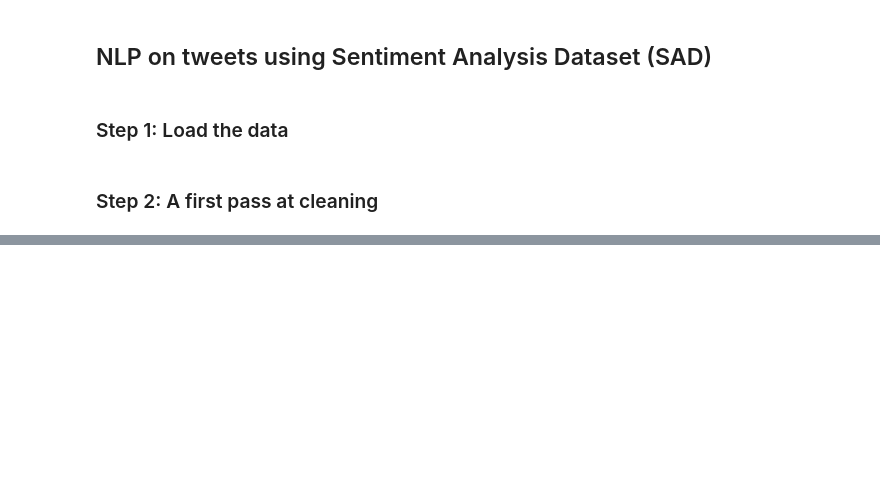
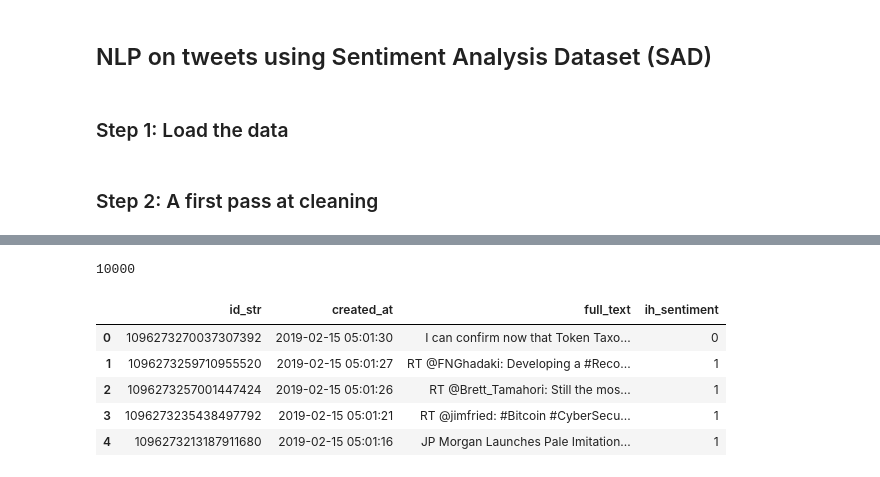
Before and after one commit to fund3/sentiment-dashboard, a Jupyter notebook: Analysis.ipynb, the cells around one changed output, grey strips where cells are left out. Cells and saved outputs as stored; diff of their text form; code cells hidden in the pictures; blank space fills up the shorter version.

```diff
--- a/Analysis.ipynb
+++ b/Analysis.ipynb
@@ -373,0 +375,7 @@ pipe.predict(example)
+# %%
+pipe = sklearn.pipeline.Pipeline([
+    ('tw_preprocessor', tw_preprocessor),
+    ('tfidf_vectorizer', tfidf_vectorizer),
+    ('estimator', best_estimator)
+])
+pipe
@@ -373,0 +417,4 @@ pipe.predict(example)
+# %%
+len(ih_sentiments)
+# %% [output]
+10000
@@ -373,0 +423,9 @@ pipe.predict(example)
+# %%
+df_tweets.head()
+# %% [output]
+|  | id_str | created_at | full_text | ih_sentiment |
+| 0 | 1096273270037307392 | 2019-02-15 05:01:30 | I can confirm now that Token Taxo... | 0 |
+| 1 | 1096273259710955520 | 2019-02-15 05:01:27 | RT @FNGhadaki: Developing a #Reco... | 1 |
+| 2 | 1096273257001447424 | 2019-02-15 05:01:26 | RT @Brett_Tamahori: Still the mos... | 1 |
+| 3 | 1096273235438497792 | 2019-02-15 05:01:21 | RT @jimfried: #Bitcoin #CyberSecu... | 1 |
+| 4 | 1096273213187911680 | 2019-02-15 05:01:16 | JP Morgan Launches Pale Imitation... | 1 |
```
Also changed, not shown: parts of 28 cells of this notebook.
